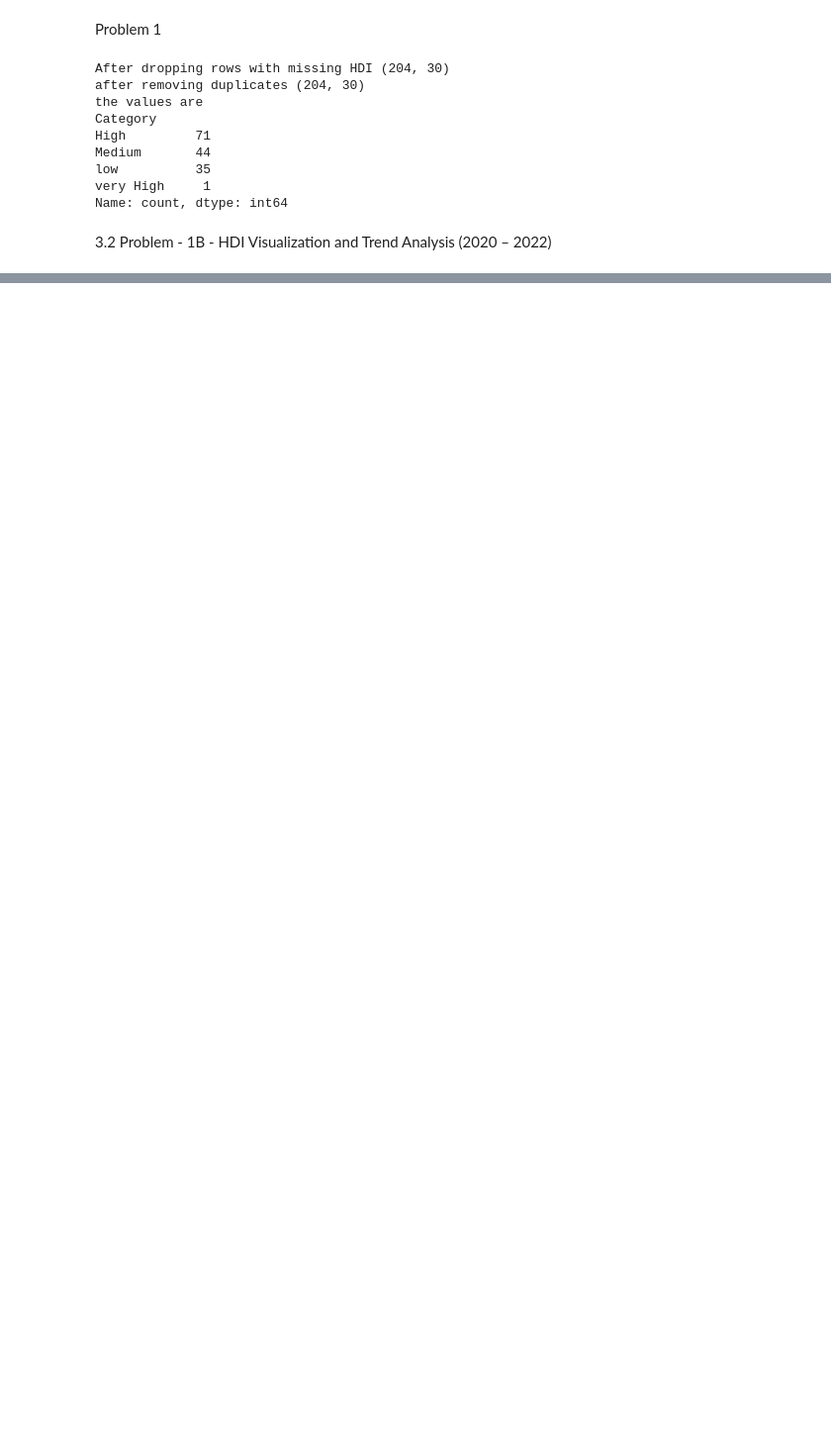
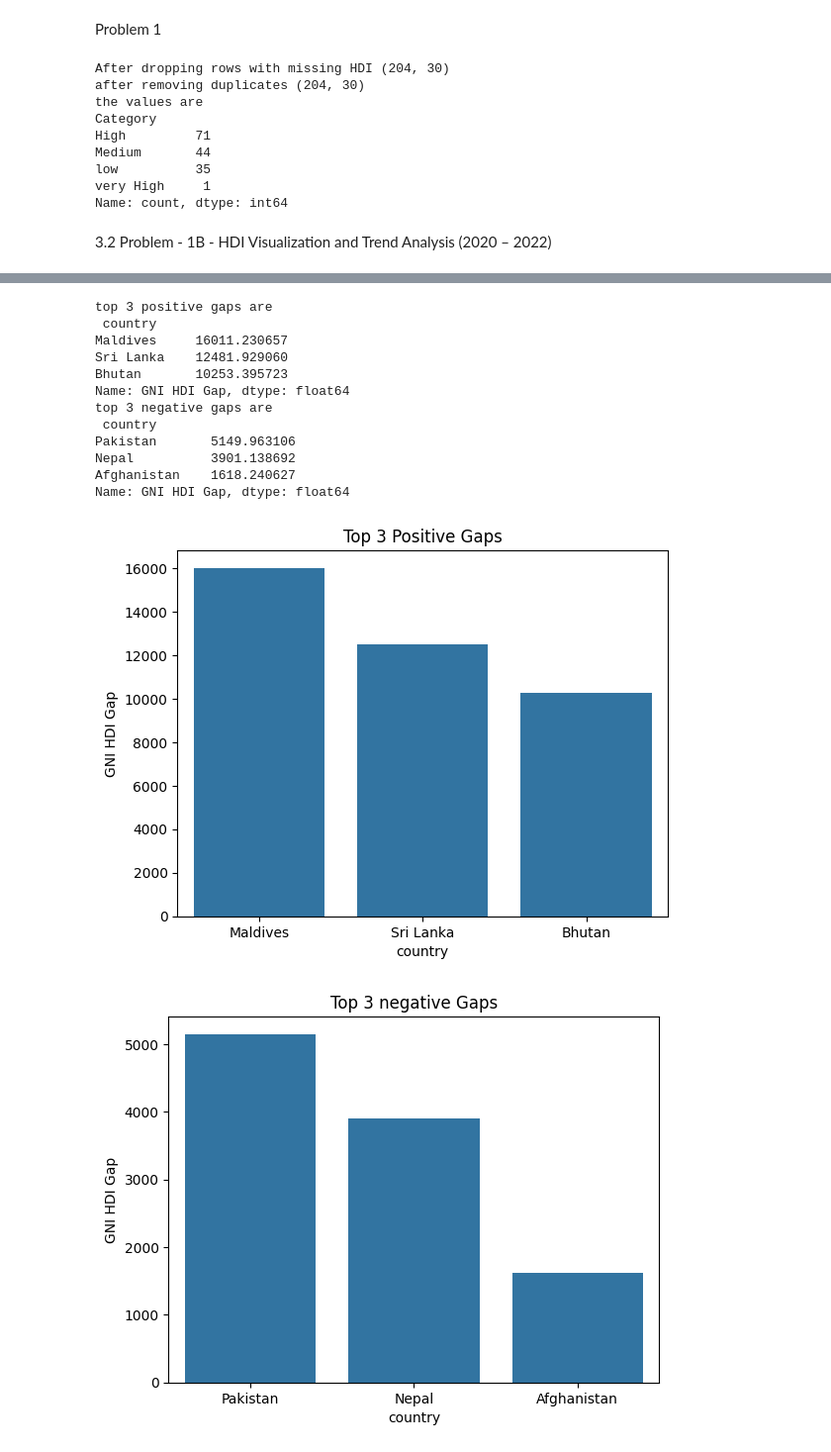
Before and after one commit to budhathoki10/Concept_and_Technology_of_AI, a Jupyter notebook: 2501932_Kushal_Budhathoki.ipynb, the cells around one changed output, grey strips where cells are left out. Shown at 99% size. Cells and saved outputs as stored; diff of their text form; code cells hidden in the pictures; blank space fills up the shorter version.

```diff
--- a/2501932_Kushal_Budhathoki.ipynb
+++ b/2501932_Kushal_Budhathoki.ipynb
@@ -155,0 +312,33 @@ dtype: int64 missing values
+# %%
+#5. Gap Analysis:
+HDI_SAC['GNI HDI Gap']=HDI_SAC["gross_inc_percap"]-HDI_SAC["hdi"]
+ranking= HDI_SAC.groupby('country')['GNI HDI Gap'].mean().sort_values(ascending=False)
+postivie3= ranking.head(3)
+negative3= ranking.tail(3)
+print(f"top 3 positive gaps are \n {postivie3}")
+print(f"top 3 negative gaps are \n {negative3}")
+#there are no any negative values
+
+# plotting graphs
+sns.barplot(data=postivie3)
+plt.title('Top 3 Positive Gaps')
+plt.show()
+
+sns.barplot(data=negative3)
+plt.title('Top 3 negative Gaps')
+plt.show()
+# %% [output]
+top 3 positive gaps are
+ country
+Maldives     16011.230657
+Sri Lanka    12481.929060
+Bhutan       10253.395723
+Name: GNI HDI Gap, dtype: float64
+top 3 negative gaps are
+ country
+Pakistan       5149.963106
+Nepal          3901.138692
+Afghanistan    1618.240627
+Name: GNI HDI Gap, dtype: float64
+[figure, added]
+[figure, added]
```
Also changed, not shown: parts of 3 cells of this notebook.
